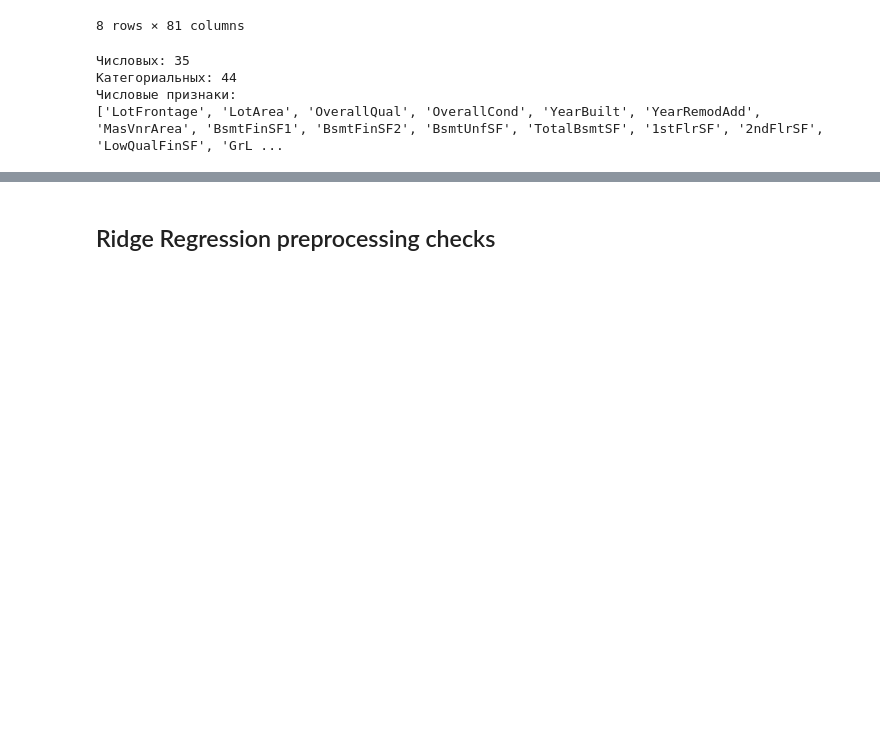
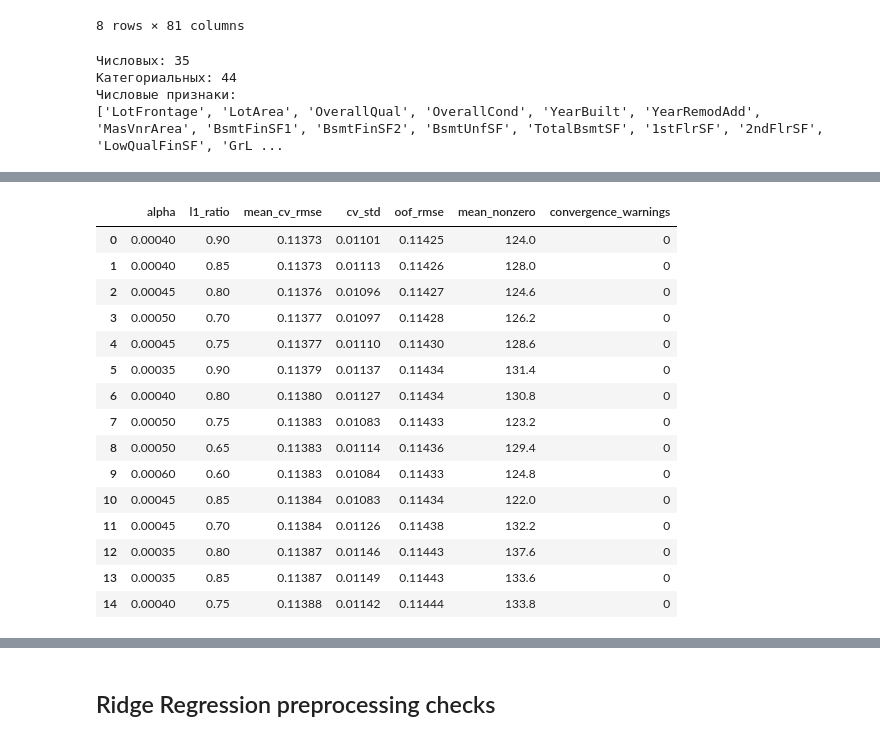
Before and after one commit to AntonUkhabin/House_Prices_Kaggle, a Jupyter notebook: draft.ipynb, the cells around one changed output, grey strips where cells are left out. Saved outputs shown, nothing was run; the diff lists cells and outputs as text; code cells hidden in the pictures; blank space fills up the shorter version.

Commit message:
Add tuned regularized linear models

```diff
--- a/draft.ipynb
+++ b/draft.ipynb
@@ -126,0 +129,65 @@ print(numerical_cols)
+# %%
+import warnings
+from contextlib import redirect_stdout
+from copy import deepcopy
+from io import StringIO
+from itertools import product
+
+import numpy as np
+import pandas as pd
+
+from sklearn.exceptions import ConvergenceWarning
+from sklearn.metrics import root_mean_squared_error
+
+from src.data import load_data, split_train_holdout
+from src.train_functions import cross_validate_standard
+
+
+warnings.filterwarnings('ignore', message='Found unknown categories in columns.*', category=UserWarning)
+
+train_df, _ = load_data(config)
+train_cv_df, _ = split_train_holdout(train_df, config)
+labels_log = np.log(train_cv_df['SalePrice'])
+
+elastic_alphas = [0.00035, 0.00040, 0.00045, 0.00050, 0.00060, 0.00070, 0.00080]
+l1_ratios = [0.60, 0.65, 0.70, 0.75, 0.80, 0.85, 0.90]
+elastic_results = []
+
+for alpha, l1_ratio in product(elastic_alphas, l1_ratios):
+    trial_config = deepcopy(config)
+    trial_config.model.models.elastic_net.alpha = alpha
+    trial_config.model.models.elastic_net.l1_ratio = l1_ratio
+
+    with warnings.catch_warnings(record=True) as caught_warnings:
+        warnings.simplefilter('always', ConvergenceWarning)
+
+        # Скрываем промежуточный вывод 42 × 5 фолдов.
+        with redirect_stdout(StringIO()):
+            scores, fold_models, oof_predictions, _ = cross_validate_standard(train_cv_df, 'SalePrice', trial_config)
+
+    nonzero_counts = [np.count_nonzero(pipe.named_steps['model'].coef_) for pipe in fold_models]
+    convergence_warnings = sum(issubclass(warning.category, ConvergenceWarning) for warning in caught_warnings)
+
+    elastic_results.append({
+        'alpha': alpha,
+        'l1_ratio': l1_ratio,
+        'mean_cv_rmse': np.mean(scores),
+        'cv_std': np.std(scores),
+        'oof_rmse': root_mean_squared_error(labels_log, oof_predictions),
+        'mean_nonzero': np.mean(nonzero_counts),
+        'convergence_warnings': convergence_warnings,
+    })
+
+elastic_results_df = pd.DataFrame(elastic_results).sort_values('mean_cv_rmse').reset_index(drop=True)
+
+display(
+    elastic_results_df.head(15).style.format({
+        'alpha': '{:.5f}',
+        'l1_ratio': '{:.2f}',
+        'mean_cv_rmse': '{:.5f}',
+        'cv_std': '{:.5f}',
+        'oof_rmse': '{:.5f}',
+        'mean_nonzero': '{:.1f}',
+    })
+)
+# %% [output]
@@ -126,0 +195,16 @@ print(numerical_cols)
+|  | alpha | l1_ratio | mean_cv_rmse | cv_std | oof_rmse | mean_nonzero | convergence_warnings |
+| 0 | 0.00040 | 0.90 | 0.11373 | 0.01101 | 0.11425 | 124.0 | 0 |
+| 1 | 0.00040 | 0.85 | 0.11373 | 0.01113 | 0.11426 | 128.0 | 0 |
+| 2 | 0.00045 | 0.80 | 0.11376 | 0.01096 | 0.11427 | 124.6 | 0 |
+| 3 | 0.00050 | 0.70 | 0.11377 | 0.01097 | 0.11428 | 126.2 | 0 |
+| 4 | 0.00045 | 0.75 | 0.11377 | 0.01110 | 0.11430 | 128.6 | 0 |
+| 5 | 0.00035 | 0.90 | 0.11379 | 0.01137 | 0.11434 | 131.4 | 0 |
+| 6 | 0.00040 | 0.80 | 0.11380 | 0.01127 | 0.11434 | 130.8 | 0 |
+| 7 | 0.00050 | 0.75 | 0.11383 | 0.01083 | 0.11433 | 123.2 | 0 |
+| 8 | 0.00050 | 0.65 | 0.11383 | 0.01114 | 0.11436 | 129.4 | 0 |
+| 9 | 0.00060 | 0.60 | 0.11383 | 0.01084 | 0.11433 | 124.8 | 0 |
+| 10 | 0.00045 | 0.85 | 0.11384 | 0.01083 | 0.11434 | 122.0 | 0 |
+| 11 | 0.00045 | 0.70 | 0.11384 | 0.01126 | 0.11438 | 132.2 | 0 |
+| 12 | 0.00035 | 0.80 | 0.11387 | 0.01146 | 0.11443 | 137.6 | 0 |
+| 13 | 0.00035 | 0.85 | 0.11387 | 0.01149 | 0.11443 | 133.6 | 0 |
+| 14 | 0.00040 | 0.75 | 0.11388 | 0.01142 | 0.11444 | 133.8 | 0 |
```
Also changed, not shown: parts of 9 cells of this notebook, 4 other files.
